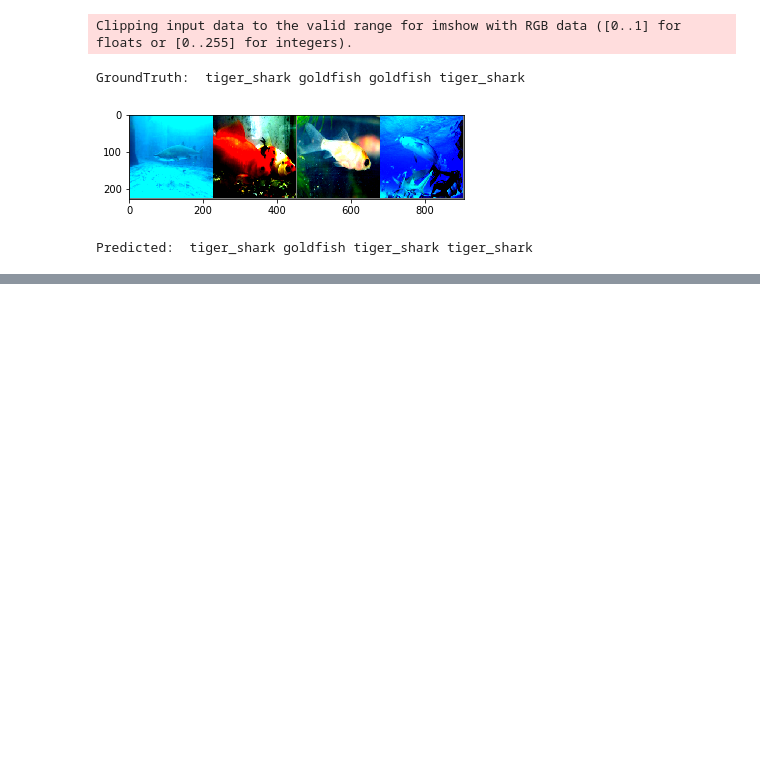
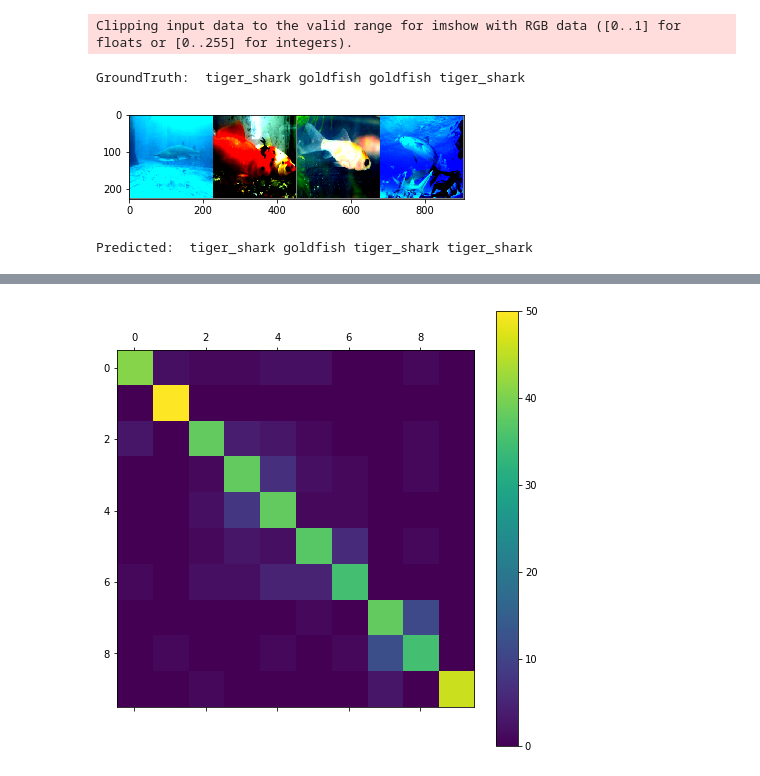
Before and after one commit to sofa13/csi5139-Project, a Jupyter notebook: train-webvision.ipynb, the cells around one changed output, grey strips where cells are left out. Cells and saved outputs as stored; diff of their text form; code cells hidden in the pictures; blank space fills up the shorter version.

```diff
--- a/train-webvision.ipynb
+++ b/train-webvision.ipynb
@@ -162,7 +219,7 @@ wv3 = WebvisionDataset(id_to_img, num_cluster=3, transform=transform)
 # The output of torchvision datasets are PILImage images of range [0, 1].
 # We transform them to Tensors of normalized range [-1, 1].
 
-trainloader_viewer = torch.utils.data.DataLoader(wv1, batch_size=4,
+trainloader_viewer = torch.utils.data.DataLoader(wv3, batch_size=4,
                                           shuffle=True, num_workers=0)
 
 trainloader1 = torch.utils.data.DataLoader(wv1, batch_size=32,
@@ -174,6 +231,13 @@ trainloader2 = torch.utils.data.DataLoader(wv2, batch_size=32,
 trainloader3 = torch.utils.data.DataLoader(wv3, batch_size=32,
                                           shuffle=True, num_workers=0)
 
+#trainloader3_reg = torch.utils.data.DataLoader(wv3_reg, batch_size=32,
+#                                          shuffle=True, num_workers=0)
+
+testloader = torch.utils.data.DataLoader(wv_val, batch_size=4,
+                                          shuffle=False, num_workers=0)
+
+
 classes = ('tench', 'goldfish', 'great_white_shark', 'tiger_shark',
            'hammerhead_shark', 'electric_ray', 'stingray', 'cock', 'hen', 'ostrich')
 # %%
@@ -206,7 +269,8 @@ Clipping input data to the valid range for imshow with RGB data ([0..1] for floa
 # ########################################################################
 # # 2. Define a Convolution Neural Network
 
-net = models.squeezenet1_1(pretrained=False)
+net = models.squeezenet1_1(pretrained=True)
+#net = models.resnet18(pretrained=True)
 #net.to(device)
 # %%
 ########################################################################
@@ -354,3 +498,18 @@ print('Predicted: ', ' '.join('%5s' % classes[predicted[j]]
                               for j in range(4)))
 # %% [output]
 Predicted:  tiger_shark goldfish tiger_shark tiger_shark
+# %%
+# confusion matrix
+nb_classes = 10
+
+conf_matrix = torch.zeros(nb_classes, nb_classes)
+with torch.no_grad():
+    for i, (inputs, classes) in enumerate(testloader):
+        #inputs = inputs.to(device)
+        #classes = classes.to(device)
+        outputs = net(inputs)
+        _, preds = torch.max(outputs, 1)
+        for t, p in zip(classes.view(-1), preds.view(-1)):
+            conf_matrix[t.long(), p.long()] += 1
+
+print(conf_matrix)
@@ -356,0 +527,17 @@ Predicted:  tiger_shark goldfish tiger_shark tiger_shark
+# %%
+def plot_confusion_matrix(matrix):
+    """If you prefer color and a colorbar"""
+    fig = plt.figure(figsize=(8,8))
+    ax = fig.add_subplot(111)
+    cax = ax.matshow(matrix)
+    fig.colorbar(cax)
+# %%
+conf_mx_test = conf_matrix.numpy()
+#row_sums = conf_mx_test.sum(axis=1, keepdims=True)
+norm_conf_mx = conf_mx_test
+#np.fill_diagonal(norm_conf_mx, 0)
+# plt.matshow(norm_conf_mx, cmap=plt.cm.gray)
+plot_confusion_matrix(norm_conf_mx)
+plt.show()
+# %% [output]
+[figure, added]
```
Also changed, not shown: parts of 19 cells of this notebook, 5 other files.
